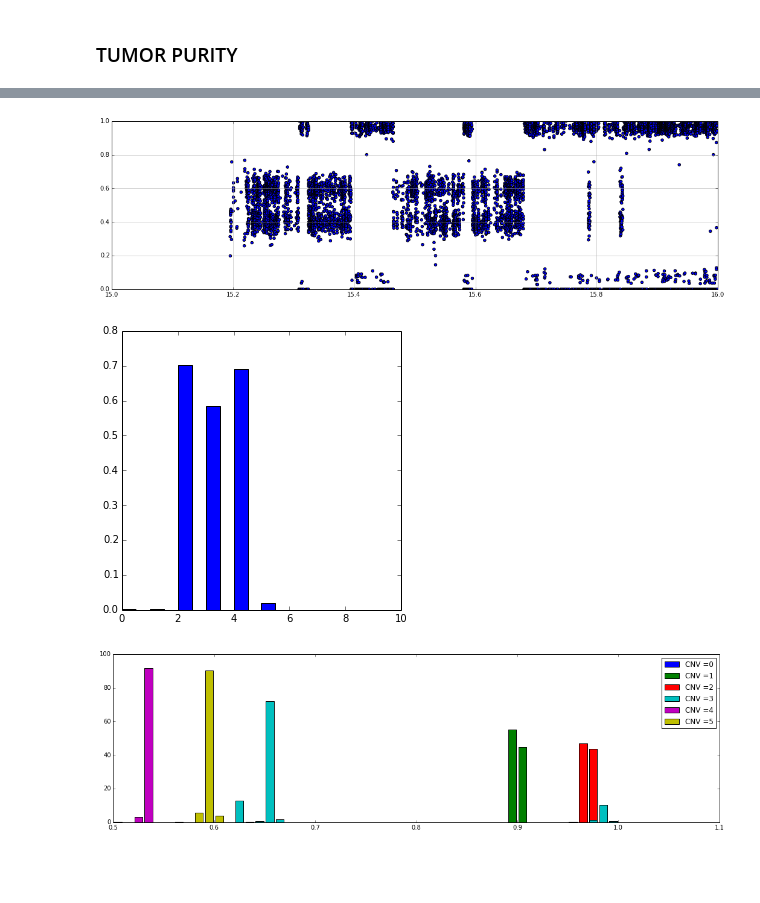
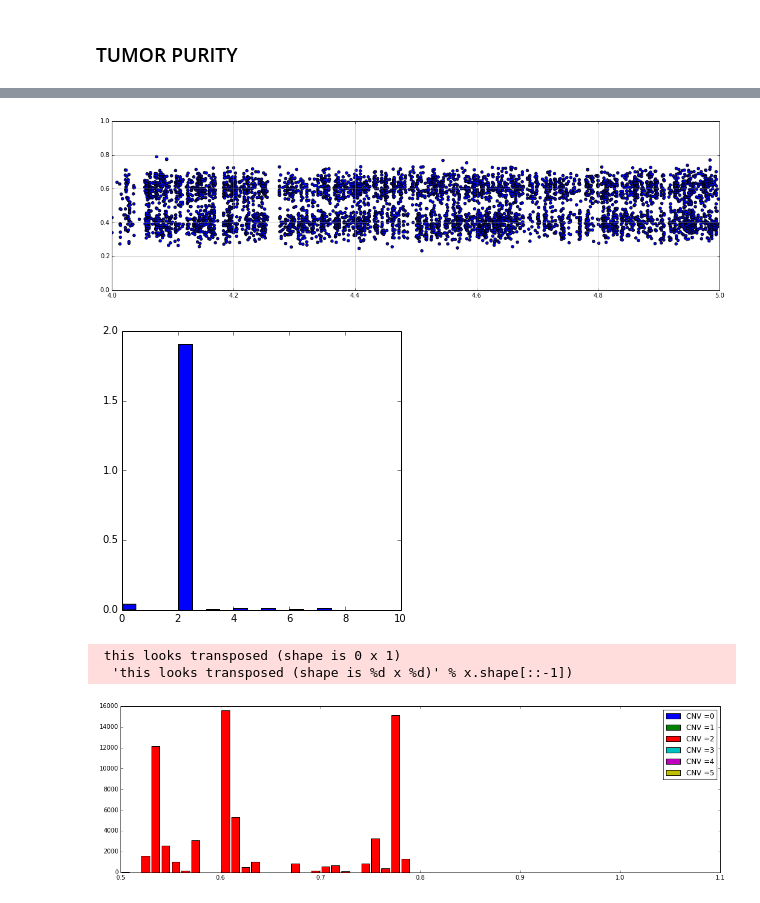
Before and after one commit to hartwigmedical/scripts, a Jupyter notebook: ipython/tumor_purity_estimate.ipynb, the cells around one changed output, grey strips where cells are left out. Cells and saved outputs as stored; diff of their text form; code cells hidden in the pictures; blank space fills up the shorter version.

```diff
--- a/ipython/tumor_purity_estimate.ipynb
+++ b/ipython/tumor_purity_estimate.ipynb
@@ -24,7 +24,7 @@ HEALTH_CSV_PATH="/Users/peterpriestley/hmf/analyses/healthCheckAnalysis/"
 HEALTH_CSV_FILENAME="healthCheckFile.csv"
 # %%
 #CSV_PATH="/Users/peterpriestley/hmf/analyses/PON/"
-CSV_PATH = "/Users/peterpriestley/hmf/analyses/CPCT02010458/"
+CSV_PATH = "/Users/peterpriestley/hmf/analyses/CPCT02010508/"
 CSV_FILENAMES=[]
 BAF_FILENAMES=[]
 for x in os.listdir(CSV_PATH):
@@ -157,20 +189,20 @@ plt.show()
 # %%
-c = 15
-fractionMin = 0
-fractionMax = 1
+c = 4
+fractionMin = 0.0
+fractionMax = 1.0
 dfSom = dfBAF[(dfBAF.chromPos>c+fractionMin)&(dfBAF.chromPos<c+fractionMax)]
 plt.figure(figsize=[18,5])
 plt.scatter(dfSom.chromPos, dfSom.BAF)
 plt.grid(b=True, which='both', color='0.65',linestyle='-')
 plt.axis([c+fractionMin, c+fractionMax,0, 1.0])
 plt.show()
 # %% [output]
-[figure, old version]
+[figure, new version]
 # %%
 #IMPORTANT - make sure we use mBAFCount for weight!!!
 # probably need 2% to be CNV = 1 or 3?
 plt.figure(figsize=[5,5])
-plt.hist(dfCNV['copyNum'].values,cumulative=False, normed=True, bins=20,range=(0,10),weights=dfCNV['mBAFCount'].values)
+plt.hist(dfCNV['copyNum'].values,cumulative=False, normed=True, bins=20,range=(0,10),weights=dfCNV['regionLength'].values)
 plt.show()
 # %% [output]
-[figure, old version]
+[figure, new version]
@@ -178,11 +212,13 @@ plt.show()
 # should only use regions with mbaf > x
 fractionMin = 0
 fractionMax = 23
-dftemp = dfCNV[(dfCNV.mBAF>=0.0)&(dfCNV.mBAF<=1.0)&(dfCNV.mBAFCount>50)&(dfCNV.chromPos<=fractionMax)&(dfCNV.chromPos>=fractionMin)]
+dftemp = dfCNV[(dfCNV.mBAF>=0.0)&(dfCNV.mBAF<=1.0)&(dfCNV.mBAFCount>100)&(dfCNV.chromPos<=fractionMax)&(dfCNV.chromPos>=fractionMin)]
 plt.figure(figsize=[18,5])
 for CNV in range(0,6):
-    plt.hist(dftemp[(dftemp.copyNum==CNV)]['mBAF'].values,cumulative=False, normed=True, bins=50,range=(0.5,1.0),weights=dftemp[(dftemp.copyNum==CNV)]['mBAFCount'].values,stacked = True,rwidth=0.8,label='CNV ='+str(CNV))
+    plt.hist(dftemp[(dftemp.copyNum==CNV)]['mBAF'].values,cumulative=False, normed=False, bins=50,range=(0.5,1.0),weights=dftemp[(dftemp.copyNum==CNV)]['mBAFCount'].values,stacked = True,rwidth=0.8,label='CNV ='+str(CNV))
     plt.legend()
 plt.show()
 # %% [output]
+ this looks transposed (shape is 0 x 1)
+  'this looks transposed (shape is %d x %d)' % x.shape[::-1])
-[figure, old version]
+[figure, new version]
```
Also changed, not shown: parts of 12 cells of this notebook, 9 other files.
